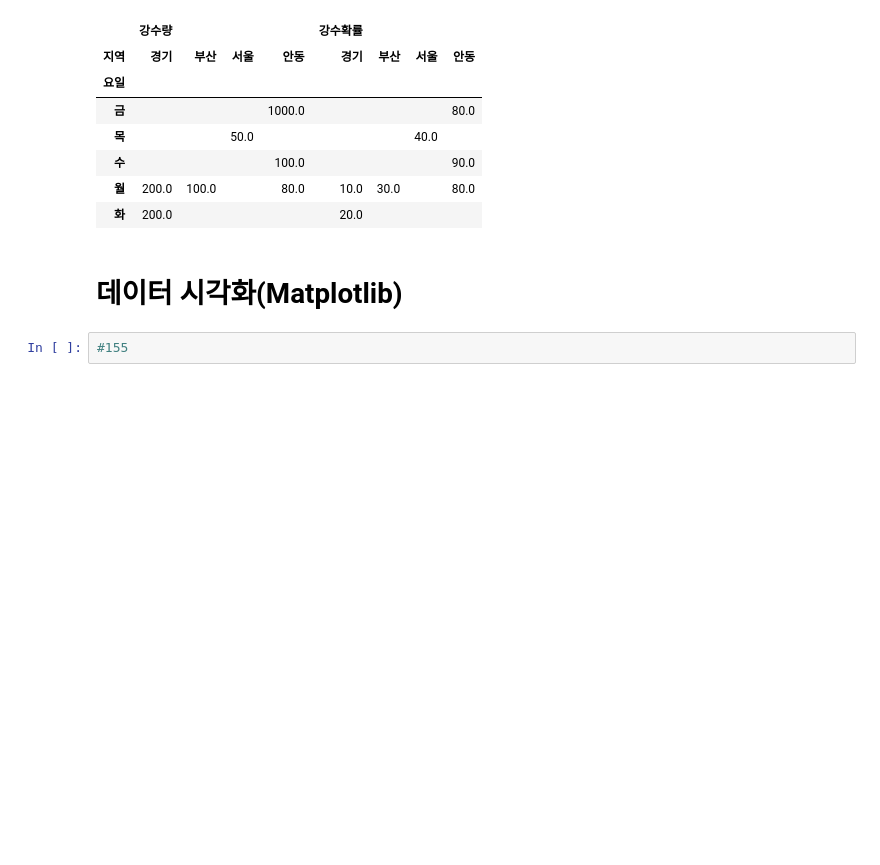
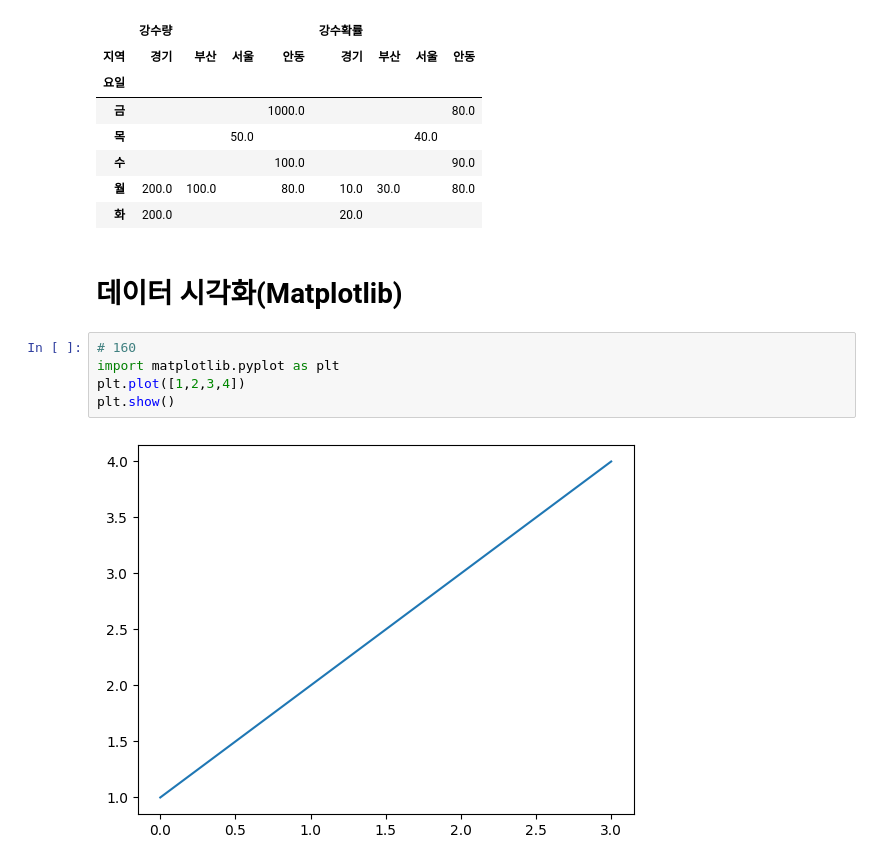
Before and after one commit to 2sseong/python, a Jupyter notebook: py11.ipynb, the cells around one changed output. Cells and saved outputs as stored; diff of their text form; blank space fills up the shorter version.

```diff
--- a/py11.ipynb
+++ b/py11.ipynb
@@ -386,4 +386,9 @@ pd.pivot_table(df,index='요일',columns='지역',aggfunc='max').fillna('')
 # %% [markdown]
 # 데이터 시각화(Matplotlib)
 # %%
-#155
+# 160
+import matplotlib.pyplot as plt
+plt.plot([1,2,3,4])
+plt.show()
+# %% [output]
+[figure, added]
```
Also changed, not shown: parts of 9 cells of this notebook, 1 other file.
